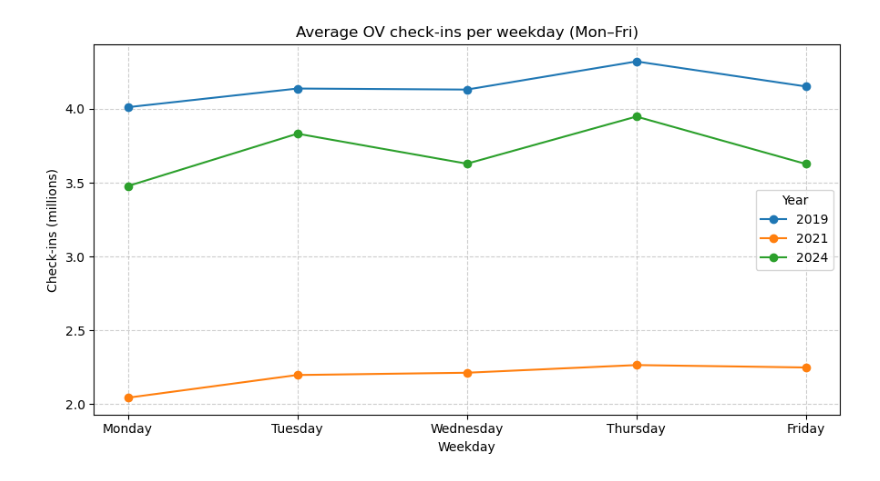
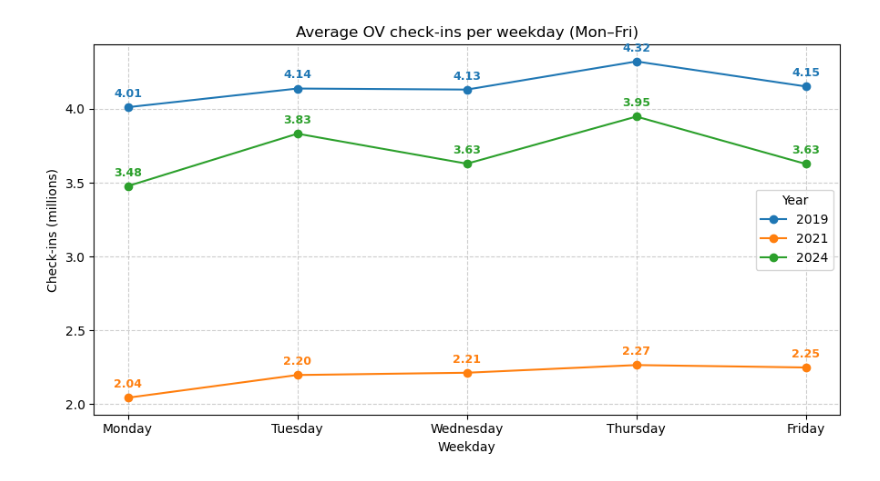
Before and after one commit to lotterus2003/groep24, a Jupyter notebook: Subquestion 3/Subquestion 3 code.ipynb, the cells around one changed output. Saved outputs shown, nothing was run; the diff lists cells and outputs as text; code cells hidden in the pictures.

Commit message:
Last adjustments for subquestion 3, must be checked completely

```diff
--- a/Subquestion 3/Subquestion 3 code.ipynb
+++ b/Subquestion 3/Subquestion 3 code.ipynb
@@ -52,59 +60,60 @@ file_2019 = r"/Users/bentedegen/Desktop/tilprogramming/groep24/Subquestion 3/201
 file_2021 = r"/Users/bentedegen/Desktop/tilprogramming/groep24/Subquestion 3/2021 check-ins ov per day.csv"
 file_2024 = r"/Users/bentedegen/Desktop/tilprogramming/groep24/Subquestion 3/2024 check-ins ov per day.csv"
 
-months   = ['Jan','Feb','Mar','Apr','May','Jun','Jul','Aug','Sep','Oct','Nov','Dec']
+months = ['Jan','Feb','Mar','Apr','May','Jun','Jul','Aug','Sep','Oct','Nov','Dec']
 month_no = {m:i+1 for i,m in enumerate(months)}
 workdays = ['Monday','Tuesday','Wednesday','Thursday','Friday']
 
 def load_year(csv_path, year):
-    """
-    Read a 'day x month' csv and return long rows with (year, weekday, checkins).
-    """
-    df = pd.read_csv(csv_path, sep=None, engine='python', encoding="utf-8-sig")
-
-    # Ensure numeric
+    df = pd.read_csv(csv_path, sep=None, engine='python', encoding='utf-8-sig')
+    # Numeric check
     for m in months:
         if m in df.columns:
             df[m] = pd.to_numeric(df[m], errors='coerce')
     df['Day'] = pd.to_numeric(df['Day'], errors='coerce')
 
     # Wide -> long
     long = df.melt(id_vars='Day',
-                   value_vars=[c for c in months if c in df.columns],
+                   value_vars=[c for c in df.columns if c in months],
                    var_name='Month', value_name='checkins').dropna(subset=['checkins'])
 
-    # Build dates + weekday
-    long['Year']  = year
+    # Add date info
+    long['Year'] = year
     long['Month'] = long['Month'].map(month_no)
-    long['Date']  = pd.to_datetime(long[['Year','Month','Day']], errors='coerce')
-    long = long.dropna(subset=['Date'])
+    long['Date'] = pd.to_datetime(long[['Year','Month','Day']], errors='coerce')
     long['Weekday'] = long['Date'].dt.day_name()
 
     # Keep Mon–Fri
     return long[long['Weekday'].isin(workdays)][['Year','Weekday','checkins']]
 
-# Load and combine
+# Load and Combine data
 d2019 = load_year(file_2019, 2019)
 d2021 = load_year(file_2021, 2021)
 d2024 = load_year(file_2024, 2024)
 all_days = pd.concat([d2019, d2021, d2024], ignore_index=True)
 
-# Average check-ins per weekday per year (Mon–Fri only) ---
+# Average check-ins per weekday per year
 avg = (all_days.groupby(['Weekday','Year'])['checkins']
-       .mean()
-       .unstack('Year')
-       .reindex(workdays))
+       .mean().unstack('Year').reindex(workdays))
 
-# plot
+# Plot
 plt.figure(figsize=(9,5))
-for yr in avg.columns:
-    plt.plot(workdays, avg[yr].values, marker='o', label=str(yr))
+colors = ['tab:blue','tab:orange','tab:green']
+
+for yr, color in zip(avg.columns, colors):
+    plt.plot(workdays, avg[yr].values, marker='o', label=str(yr), color=color)
+
+    # labels boven elk punt
+    for i, val in enumerate(avg[yr].values):
+        plt.text(i, val + 0.05, f"{val:.2f}", ha='center', va='bottom',
+                 fontsize=9, color=color, fontweight='bold')
+
 plt.title("Average OV check-ins per weekday (Mon–Fri)")
 plt.xlabel("Weekday")
 plt.ylabel("Check-ins (millions)")
 plt.grid(True, linestyle='--', alpha=0.6)
 plt.legend(title="Year")
 plt.tight_layout()
 plt.show()
 # %% [output]
-[figure, old version]
+[figure, new version]
```
Also changed, not shown: parts of 3 cells of this notebook, 1 other file.
